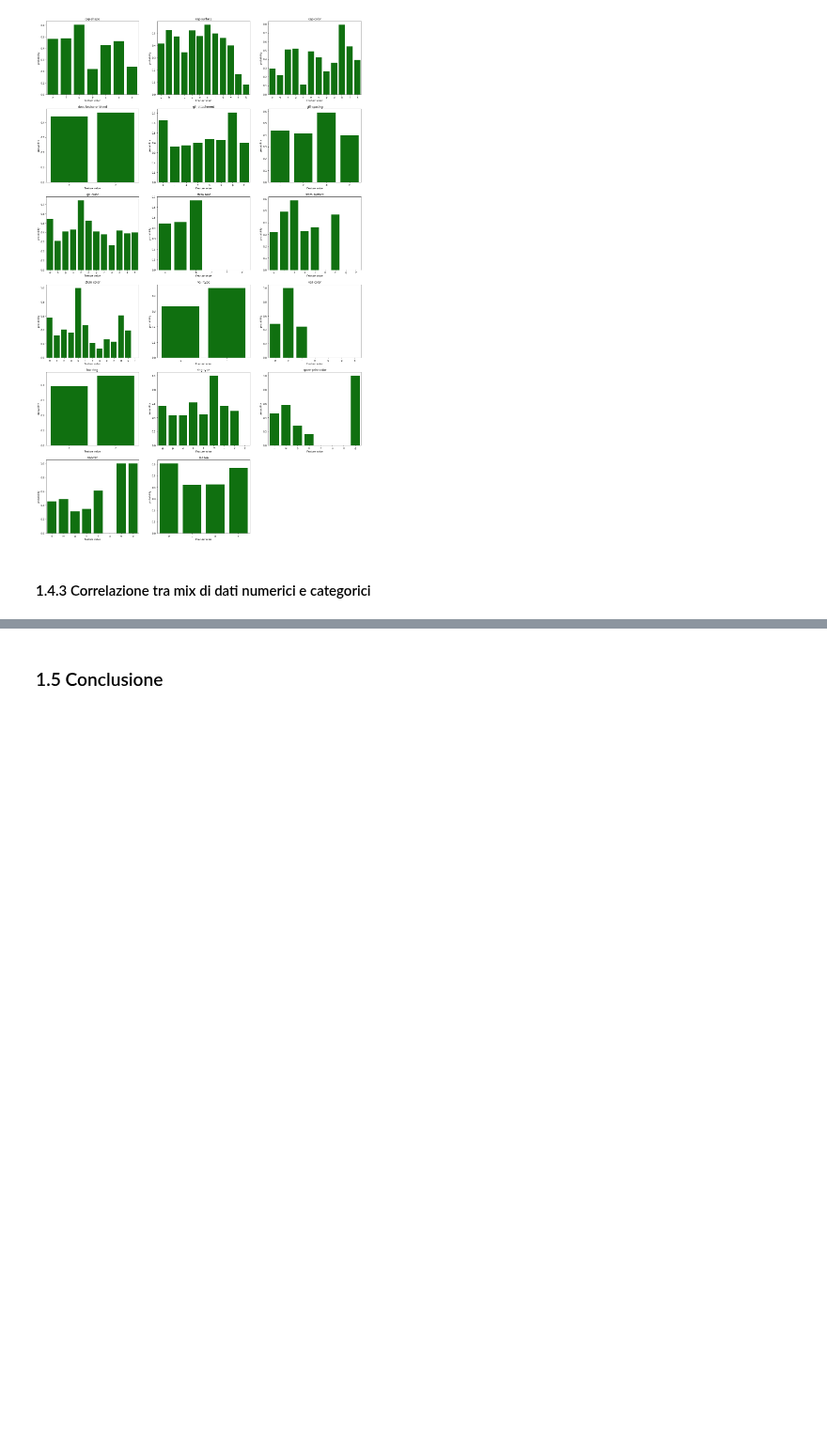
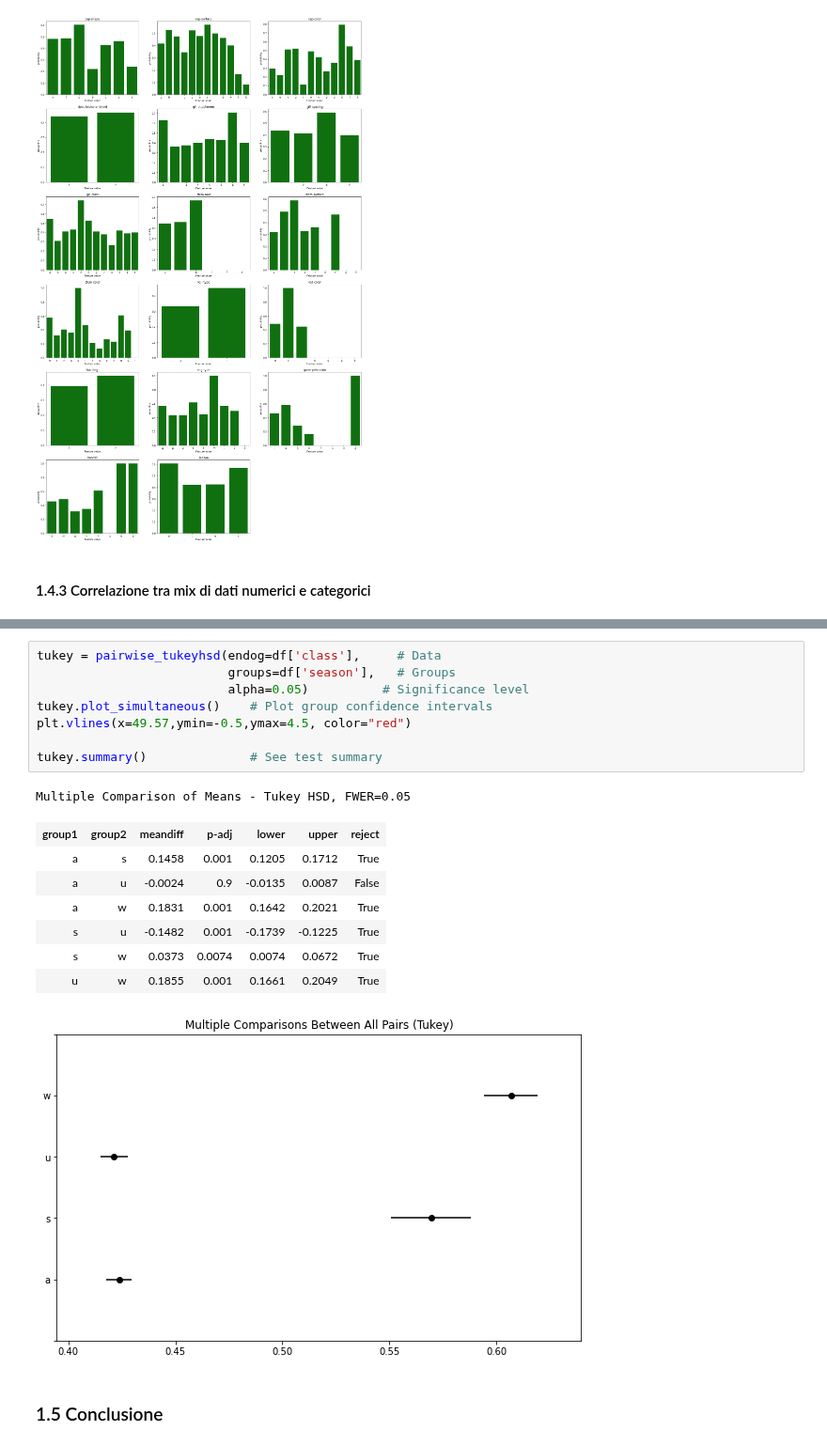
Before and after one commit to msalvati1997/mushrooms_classificator, a Jupyter notebook: mushroom.ipynb, the cells around one changed output, grey strips where cells are left out. Shown at 94% size. Cells and saved outputs as stored; diff of their text form; blank space fills up the shorter version.

```diff
--- a/mushroom.ipynb
+++ b/mushroom.ipynb
@@ -406,3 +478,21 @@ with pd.option_context('display.max_rows', None,
+# %%
+tukey = pairwise_tukeyhsd(endog=df['class'],     # Data
+                          groups=df['season'],   # Groups
+                          alpha=0.05)          # Significance level
+tukey.plot_simultaneous()    # Plot group confidence intervals
+plt.vlines(x=49.57,ymin=-0.5,ymax=4.5, color="red")
+
+tukey.summary()              # See test summary
+# %% [output]
+Multiple Comparison of Means - Tukey HSD, FWER=0.05
+| group1 | group2 | meandiff | p-adj | lower | upper | reject |
+| a | s | 0.1458 | 0.001 | 0.1205 | 0.1712 | True |
+| a | u | -0.0024 | 0.9 | -0.0135 | 0.0087 | False |
+| a | w | 0.1831 | 0.001 | 0.1642 | 0.2021 | True |
+| s | u | -0.1482 | 0.001 | -0.1739 | -0.1225 | True |
+| s | w | 0.0373 | 0.0074 | 0.0074 | 0.0672 | True |
+| u | w | 0.1855 | 0.001 | 0.1661 | 0.2049 | True |
+[figure, added]
 # %% [markdown]
 ### 1.5 Conclusione
 # %% [markdown]
```
Also changed, not shown: parts of 11 cells of this notebook.
